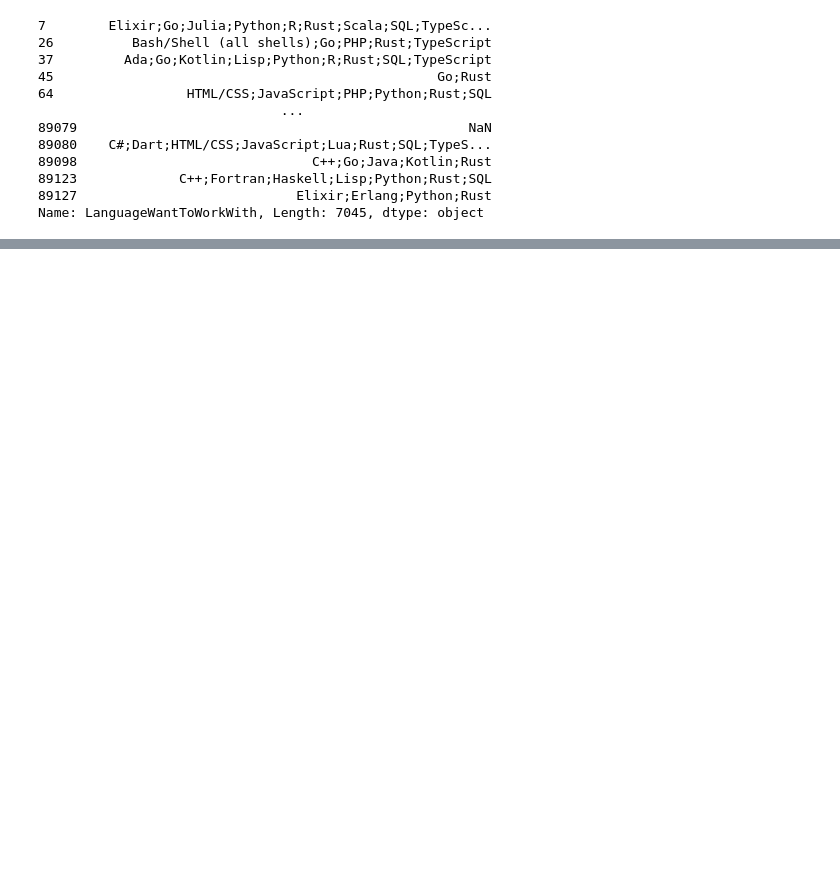
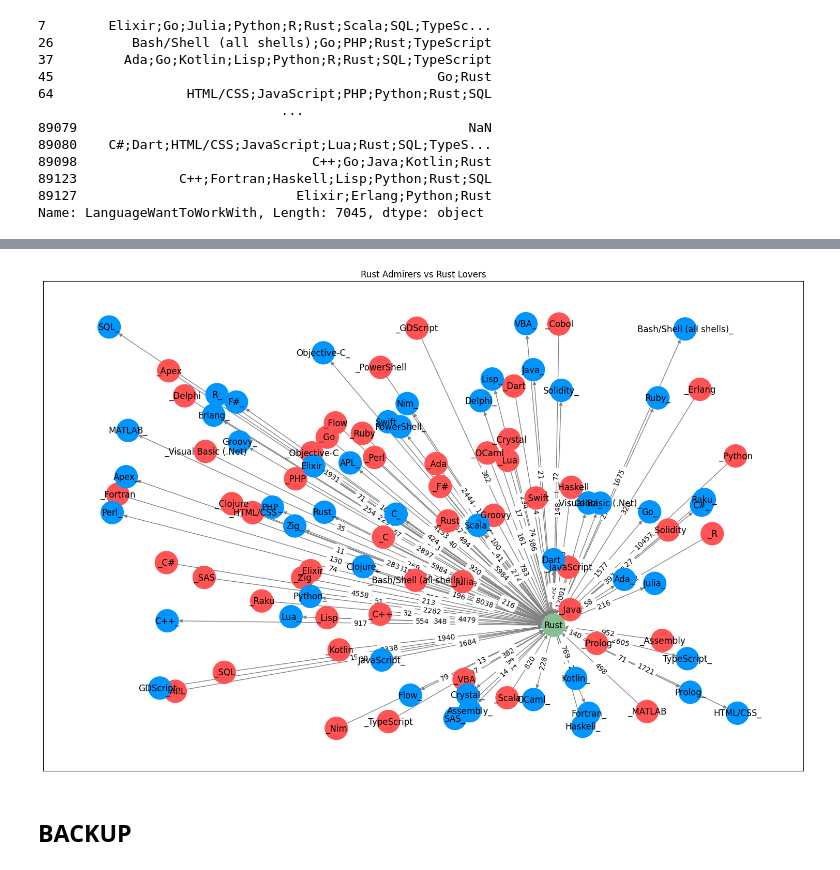
Before and after one commit to fab7/LAB-Data-Science-Blog-Post, a Jupyter notebook: notebook/who_are_the_rust_users.ipynb, the cells around one changed output, grey strips where cells are left out. Cells and saved outputs as stored; diff of their text form; code cells hidden in the pictures; blank space fills up the shorter version.

```diff
--- a/notebook/who_are_the_rust_users.ipynb
+++ b/notebook/who_are_the_rust_users.ipynb
@@ -519,0 +721,8 @@ Name: LanguageWantToWorkWith, Length: 7045, dtype: object
+# %%
+# Plot dependency graph with both admirers and lovers languages
+rust_dependency_graph(df_rust_admirers, df_rust_lovers,
+                      'Rust Admirers vs Rust Lovers', 'both', 123, True)
+# %% [output]
+[figure, added]
+# %% [markdown]
+## BACKUP
```
Also changed, not shown: parts of 20 cells of this notebook.
